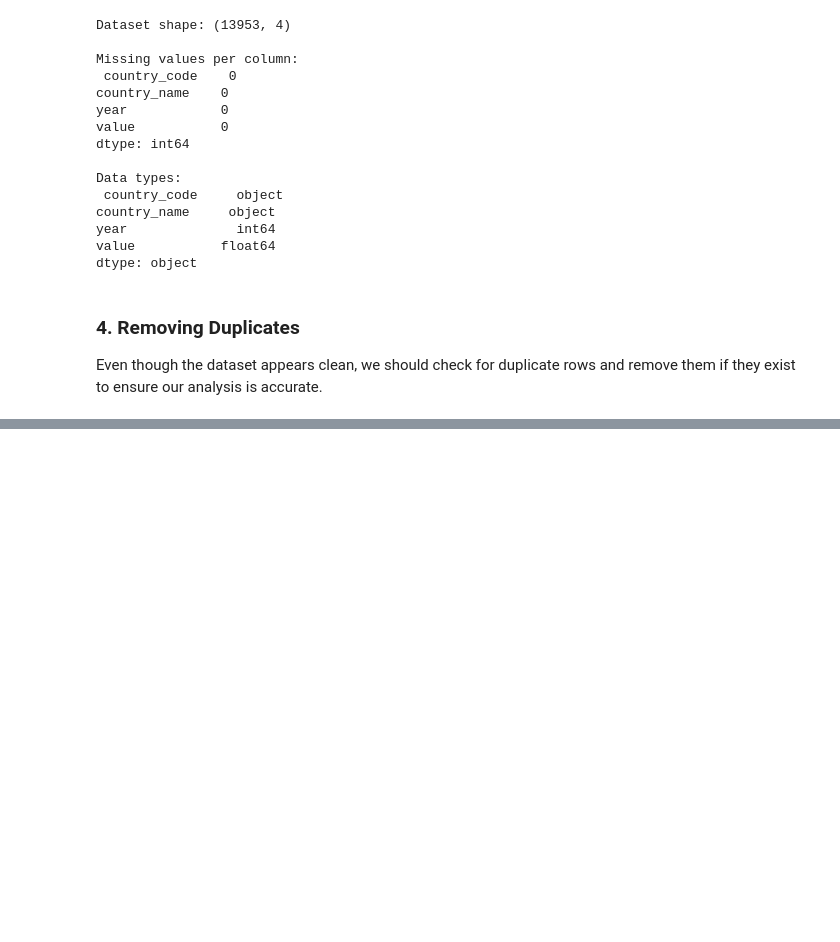
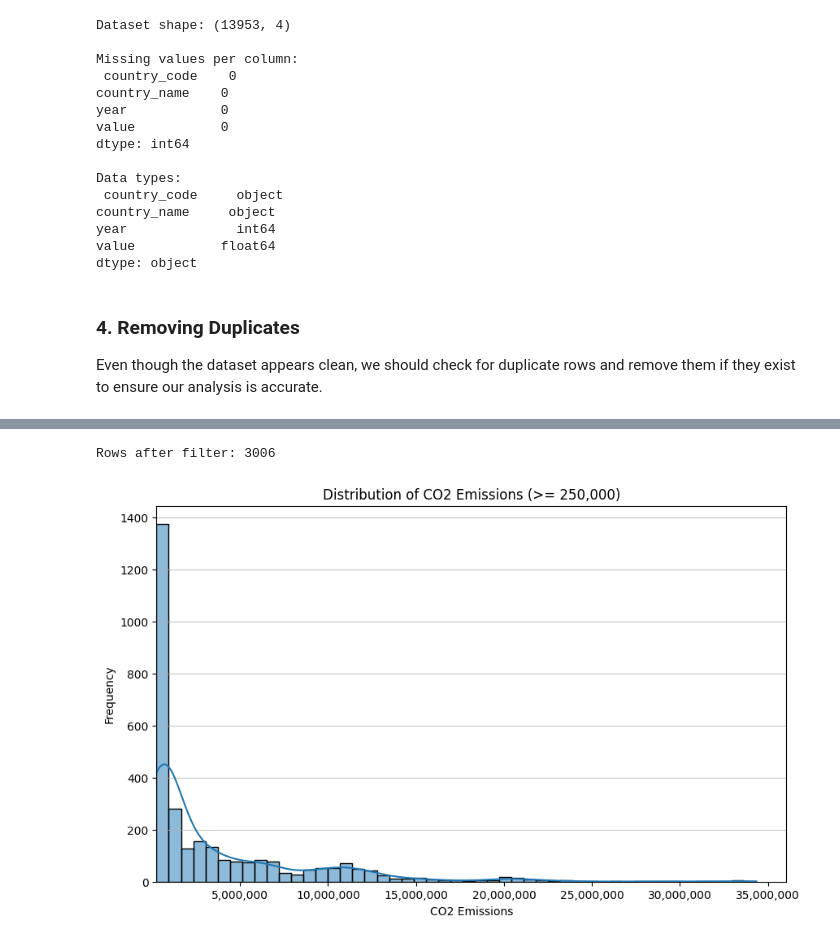
Before and after one commit to MaksimusRex/Data-Analysis-on-Emissions-Energy-and-EVs, a Jupyter notebook: DataAnalysisEmissions.ipynb, the cells around one changed output, grey strips where cells are left out. Drawn from its saved outputs; the diff is of its cells as text; code cells hidden in the pictures; blank space fills up the shorter version.

```diff
--- a/DataAnalysisEmissions.ipynb
+++ b/DataAnalysisEmissions.ipynb
@@ -140,0 +329,38 @@ and remove them if they exist to ensure our analysis is accurate.
+# %%
+# Filter out zeros/negatives first
+df_co2_filtered = df_co2[df_co2['CO2_Emissions'] > 0]
+
+# Further filter for the region we want to inspect
+left_bound = 250_000
+df_co2_high = df_co2_filtered[df_co2_filtered['CO2_Emissions'] >= left_bound]
+
+
+print("Rows after filter:", len(df_co2_high))
+if df_co2_high.empty:
+    print("No rows >= {:,}. Nothing to plot.".format(left_bound))
+else:
+    right_bound = df_co2_high['CO2_Emissions'].max()
+    # Create explicit bin edges that start exactly at left_bound
+    bins = np.linspace(left_bound, right_bound, 50)  # 30 bins between left and right
+
+    # Plot into an axes object and then lock the axis limits
+    fig, ax = plt.subplots(figsize=(10,6))
+    sns.histplot(df_co2_high['CO2_Emissions'], bins=bins, kde=True, ax=ax)
+
+    # Force the x-axis bounds and prevent autoscaling from changing them
+    ax.set_xlim(left_bound)
+    ax.set_xbound(left_bound)
+    ax.set_autoscale_on(False)  # stop further autoscaling
+
+    # nicer x tick formatting (thousands separator)
+    ax.xaxis.set_major_formatter(mtick.FuncFormatter(lambda x, _: f"{int(x):,}"))
+
+    ax.set_title(f'Distribution of CO2 Emissions (>= {left_bound:,})')
+    ax.set_xlabel('CO2 Emissions')
+    ax.set_ylabel('Frequency')
+    ax.grid(axis='y', alpha=0.7)
+
+    plt.show()
+# %% [output]
+Rows after filter: 3006
+[figure, added]
```
Also changed, not shown: parts of 25 cells of this notebook.
